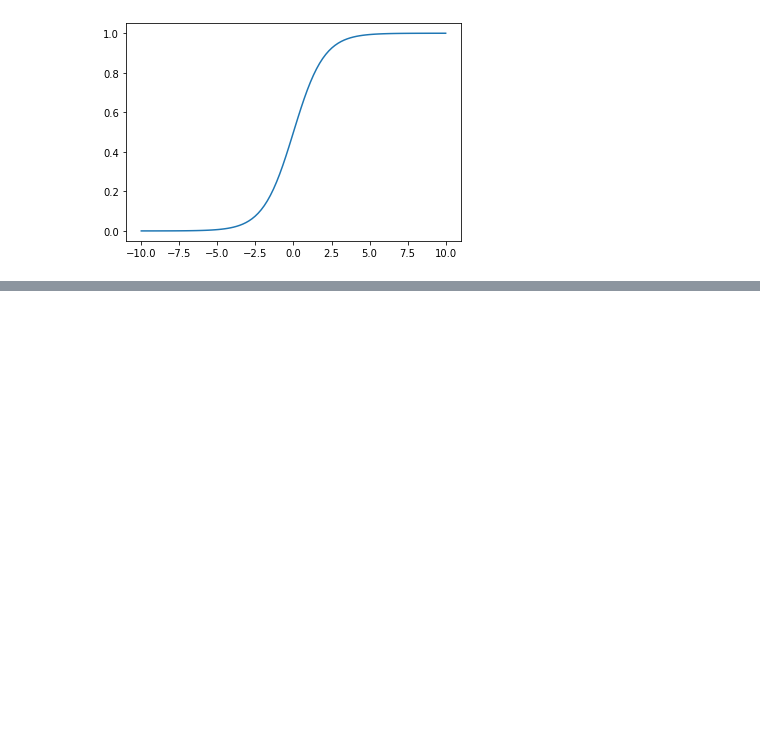
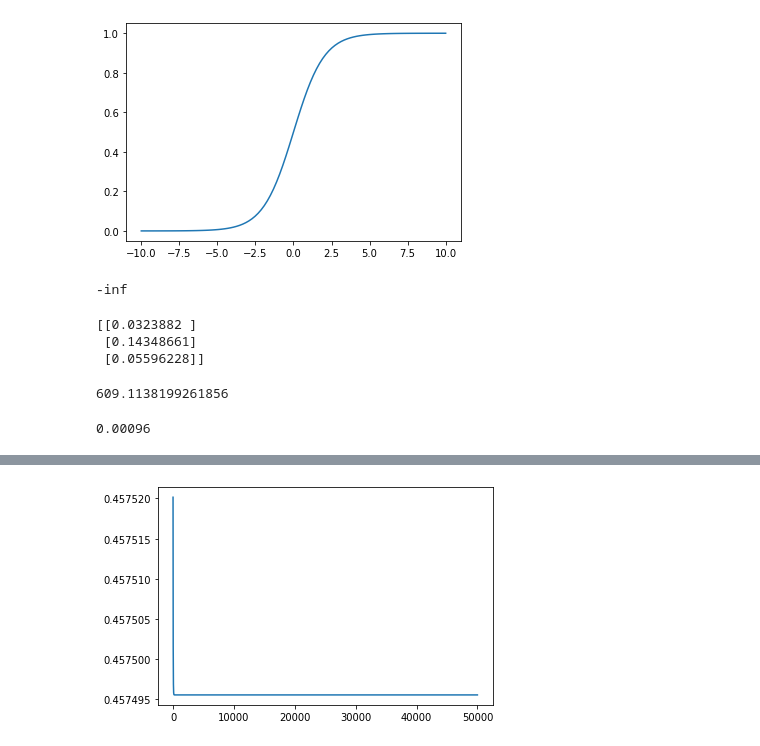
Before and after one commit to damiansp/ML, a Jupyter notebook: coursera/ng/machine-learning-ex2/ex2py/logistic_regression.py.ipynb, the cells around one changed output, grey strips where cells are left out. Saved outputs shown, nothing was run; the diff lists cells and outputs as text; code cells hidden in the pictures; blank space fills up the shorter version.

```diff
--- a/coursera/ng/machine-learning-ex2/ex2py/logistic_regression.py.ipynb
+++ b/coursera/ng/machine-learning-ex2/ex2py/logistic_regression.py.ipynb
@@ -57,6 +60,25 @@ plt.plot(z, sig);
 # %%
 def predict(theta, X):
     return sigmoid(X @ theta).reshape(-1)
+# %%
+np.log2(0)
+# %% [output]
+-inf
+# %%
+#theta = np.random.rand(3).reshape([3, 1]) / 3
+print(theta)
+
+m = X.shape[0]
+preds = predict(theta, X)
+preds
+#print(-y@np.log2(preds))
+#print((1 - y).T@np.log2(1-preds))
+(-y@np.log2(preds)) - ((1 - y)@np.log2(1-preds))
+# %% [output]
+[[0.0323882 ]
+ [0.14348661]
+ [0.05596228]]
+609.1138199261856
 # %%
 def log_loss(theta, X, y):
     m = X.shape[0]
@@ -65 +87,25 @@ def log_loss(theta, X, y):
     return loss
+# %%
+0.001 * 0.96
+# %% [output]
+0.00096
+# %%
+ITERS = 50000
+ALPHA = 0.001
+
+#theta = np.random.rand(3).reshape([3, 1]) / 3.
+theta = np.array([[-7.4234], [0.0656], [0.0585]])
+
+losses = []
+for i in range(ITERS):
+    loss = log_loss(theta, X, y)
+    losses.append(loss)
+    if i % 500 == 0:
+        print(f'theta: [{theta[0, 0]:.4f}, {theta[1, 0]:.4f}, '
+              f'{theta[2, 0]:.4f}]\tloss: {loss:.9f}')
+    grad = get_grad(theta, X, y)
+    theta -= (ALPHA * grad)
+    ALPHA *= 0.96
+
+plt.plot(losses);
+# %% [output]
@@ -66,3 +129,4 @@ def log_loss(theta, X, y):
+[figure, added]
 # %%
 def get_grad(theta, X, y):
     m = X.shape[0]
```
Also changed, not shown: parts of 10 cells of this notebook, 2 other files.
